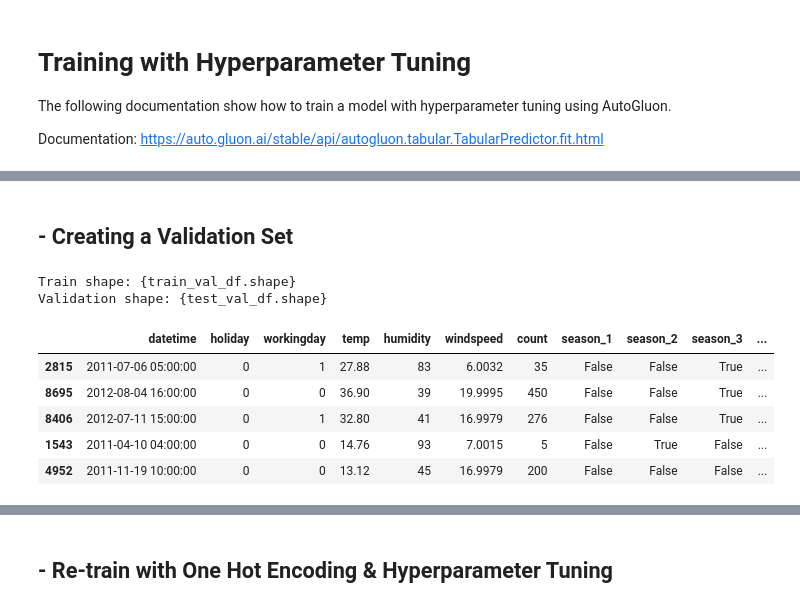
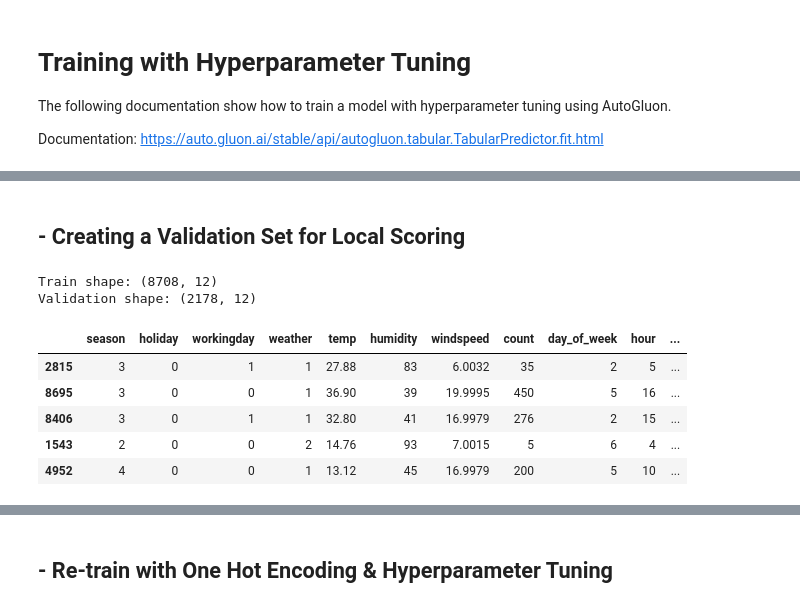
Before and after one commit to samlexrod/udacity-education, a Jupyter notebook: notebooks/bikeshare.ipynb, the cells around one changed output, grey strips where cells are left out. Drawn from its saved outputs; the diff is of its cells as text; code cells hidden in the pictures.

```diff
--- a/notebooks/bikeshare.ipynb
+++ b/notebooks/bikeshare.ipynb
@@ -536,0 +448,10 @@ test_df = pd.get_dummies(test_df, columns=["season", "weather"])
+# %%
+# Converting to categorical for better performance
+loader = DataLoader()
+
+loader.load_feature_engineered(checkpoint_name='hyperparameter_tuning')
+loader.set_as_category(columns=["season", "weather"])
+
+train_df, test_df = loader.get_train_test_data()
+
+train_df.dtypes
@@ -537,22 +483,22 @@ test_df = pd.get_dummies(test_df, columns=["season", "weather"])
 # %% [markdown]
-## - Creating a Validation Set
+## - Creating a Validation Set for Local Scoring
 # %%
 from sklearn.model_selection import train_test_split
 
 train_val_df, val_df = train_test_split(train_df, test_size=0.2, random_state=42)
 
-print("""
+print(f"""
 Train shape: {train_val_df.shape}
-Validation shape: {test_val_df.shape}
+Validation shape: {val_df.shape}
 """)
 
 train_val_df.head()
 # %% [output]
-Train shape: {train_val_df.shape}
-Validation shape: {test_val_df.shape}
+Train shape: (8708, 12)
+Validation shape: (2178, 12)
-|  | datetime | holiday | workingday | temp | humidity | windspeed | count | season_1 | season_2 | season_3 | ... |
-| 2815 | 2011-07-06 05:00:00 | 0 | 1 | 27.88 | 83 | 6.0032 | 35 | False | False | True | ... |
-| 8695 | 2012-08-04 16:00:00 | 0 | 0 | 36.90 | 39 | 19.9995 | 450 | False | False | True | ... |
-| 8406 | 2012-07-11 15:00:00 | 0 | 1 | 32.80 | 41 | 16.9979 | 276 | False | False | True | ... |
-| 1543 | 2011-04-10 04:00:00 | 0 | 0 | 14.76 | 93 | 7.0015 | 5 | False | True | False | ... |
-| 4952 | 2011-11-19 10:00:00 | 0 | 0 | 13.12 | 45 | 16.9979 | 200 | False | False | False | ... |
+|  | season | holiday | workingday | weather | temp | humidity | windspeed | count | day_of_week | hour | ... |
+| 2815 | 3 | 0 | 1 | 1 | 27.88 | 83 | 6.0032 | 35 | 2 | 5 | ... |
+| 8695 | 3 | 0 | 0 | 1 | 36.90 | 39 | 19.9995 | 450 | 5 | 16 | ... |
+| 8406 | 3 | 0 | 1 | 1 | 32.80 | 41 | 16.9979 | 276 | 2 | 15 | ... |
+| 1543 | 2 | 0 | 0 | 2 | 14.76 | 93 | 7.0015 | 5 | 6 | 4 | ... |
+| 4952 | 4 | 0 | 0 | 1 | 13.12 | 45 | 16.9979 | 200 | 5 | 10 | ... |
```
Also changed, not shown: parts of 65 cells of this notebook, 6 other files.
